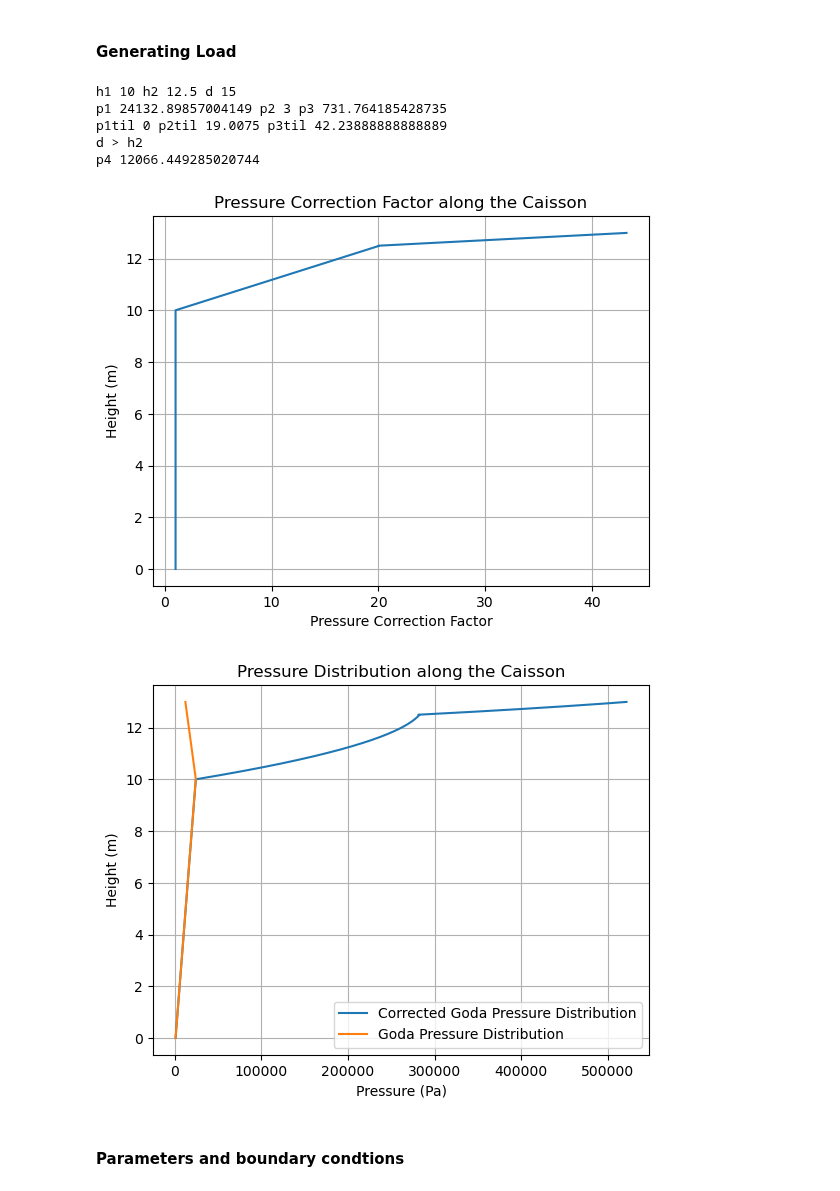
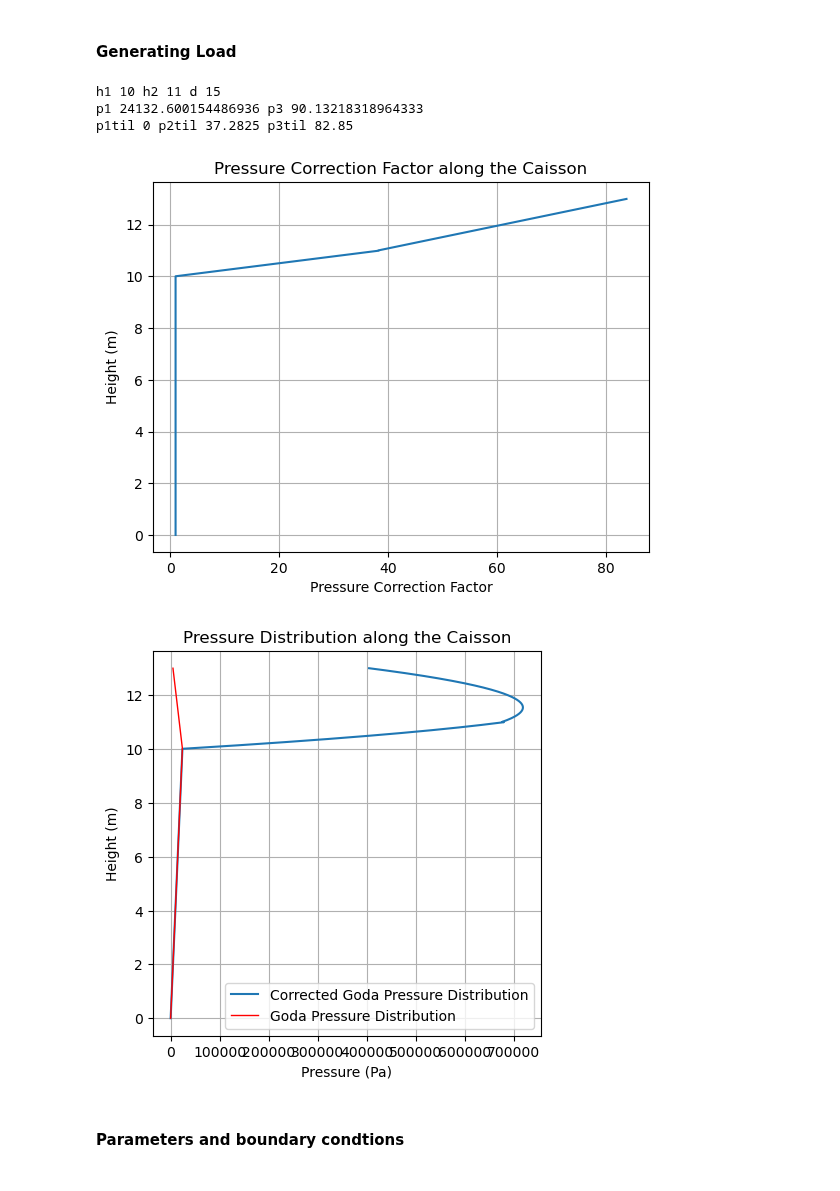
Before and after one commit to maxblw/CIEM4220_CM, a Jupyter notebook: model/1_model_definition.ipynb, the cells around one changed output. Cells and saved outputs as stored; diff of their text form; code cells hidden in the pictures.

Commit message:
refactored goda functions

```diff
--- a/model/1_model_definition.ipynb
+++ b/model/1_model_definition.ipynb
@@ -261,30 +77,25 @@ def array_Goda(h_tot, h1, h2, eta, goda, k, H, plot=False):
 # %%
 # examples of input values
-h = 10
+h = 10 # water depth [m]
 beta = 2
-k = 2 * np.pi / 15  # wave number, assuming a wavelength of 10 m
+k = 2 * np.pi / 10  # wave number, assuming a wavelength of 10 m
 
+# Load parameters
 H = 1
 labda1 = 4
 labda2 = 2
 h_tot = 13 # m
-L = 15 # m
-rho = 1025 # density of salt water
-g = 9.81 #m/s^2
 eta = 5 #surface elevation [m] (time dependent)
-hc = 0.5 # [m] needs to be smaller than eta, otherwise negative P2
 
 d = 10
 h1 = h
-h2 = 12.5
+h2 = 11 # height to start of curvature
 
-goda = goda_originial(beta, labda1, labda2, H, rho, g, eta, hc, k)
-q_goda = array_Goda(h_tot, h1, h2, eta, goda, k, H, plot=True)
+goda = Load.goda_original(d, beta, labda1, labda2, H, eta, k)
+q_goda = Load.array_Goda(h_tot, h1, h2, eta, goda, k, H, printing = True)
 # %% [output]
-h1 10 h2 12.5 d 15
-p1 24132.89857004149 p2 3 p3 731.764185428735
-p1til 0 p2til 19.0075 p3til 42.23888888888889
-d > h2
-p4 12066.449285020744
+h1 10 h2 11 d 15
+p1 24132.600154486936 p3 90.13218318964333
+p1til 0 p2til 37.2825 p3til 82.85
-[figure, old version]
+[figure, new version]
-[figure, old version]
+[figure, new version]
```
Also changed, not shown: parts of 12 cells of this notebook, 3 other files.
